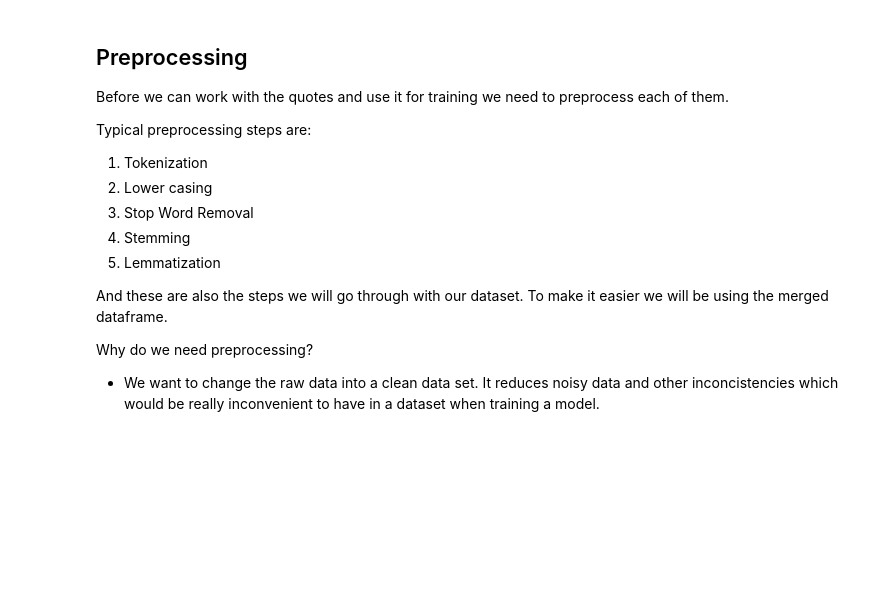
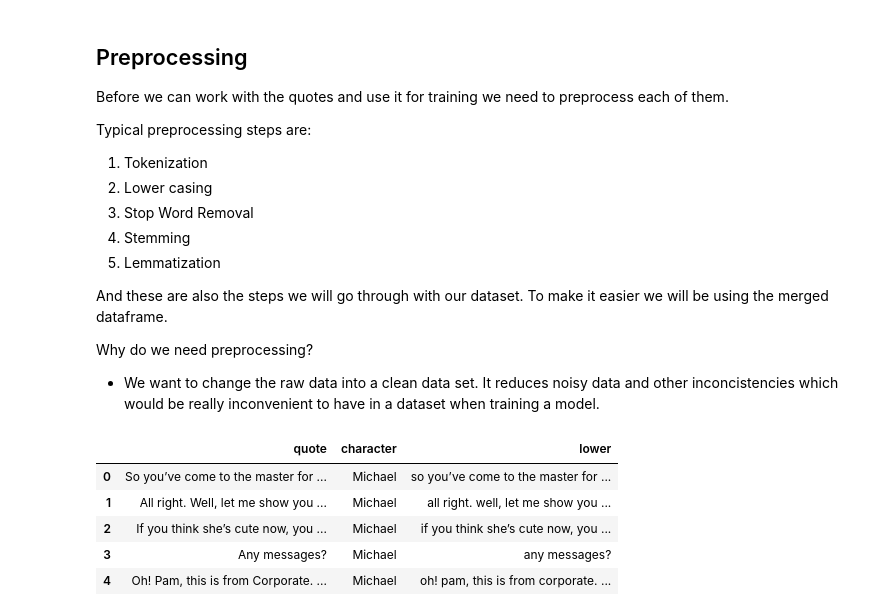
Before and after one commit to kiubb02/NLP_TheOffice_Project, a Jupyter notebook: main.ipynb, the cells around one changed output. Drawn from its saved outputs; the diff is of its cells as text; code cells hidden in the pictures; blank space fills up the shorter version.

```diff
--- a/main.ipynb
+++ b/main.ipynb
@@ -207,3 +213,14 @@ And these are also the steps we will go through with our dataset. To make it eas
 
 Why do we need preprocessing?
 - We want to change the raw data into a clean data set. It reduces noisy data and other inconcistencies which would be really inconvenient to have in a dataset when training a model.
+# %%
+# lower case the column quotes
+df_merged['lower'] = df_merged['quote'].str.lower()
+df_merged.head()
+# %% [output]
+|  | quote | character | lower |
+| 0 | So you’ve come to the master for ... | Michael | so you’ve come to the master for ... |
+| 1 | All right. Well, let me show you ... | Michael | all right. well, let me show you ... |
+| 2 | If you think she’s cute now, you ... | Michael | if you think she’s cute now, you ... |
+| 3 | Any messages? | Michael | any messages? |
+| 4 | Oh! Pam, this is from Corporate. ... | Michael | oh! pam, this is from corporate. ... |
```
Also changed, not shown: parts of 12 cells of this notebook.
